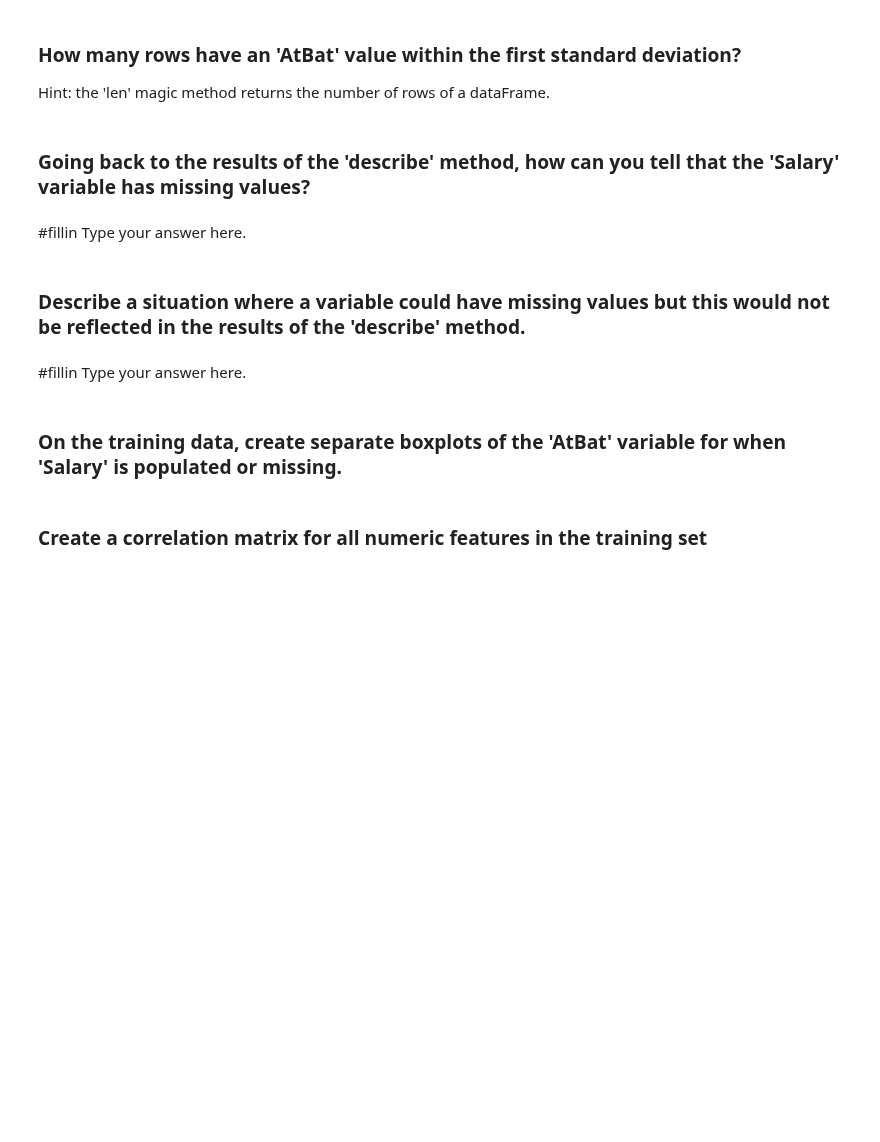
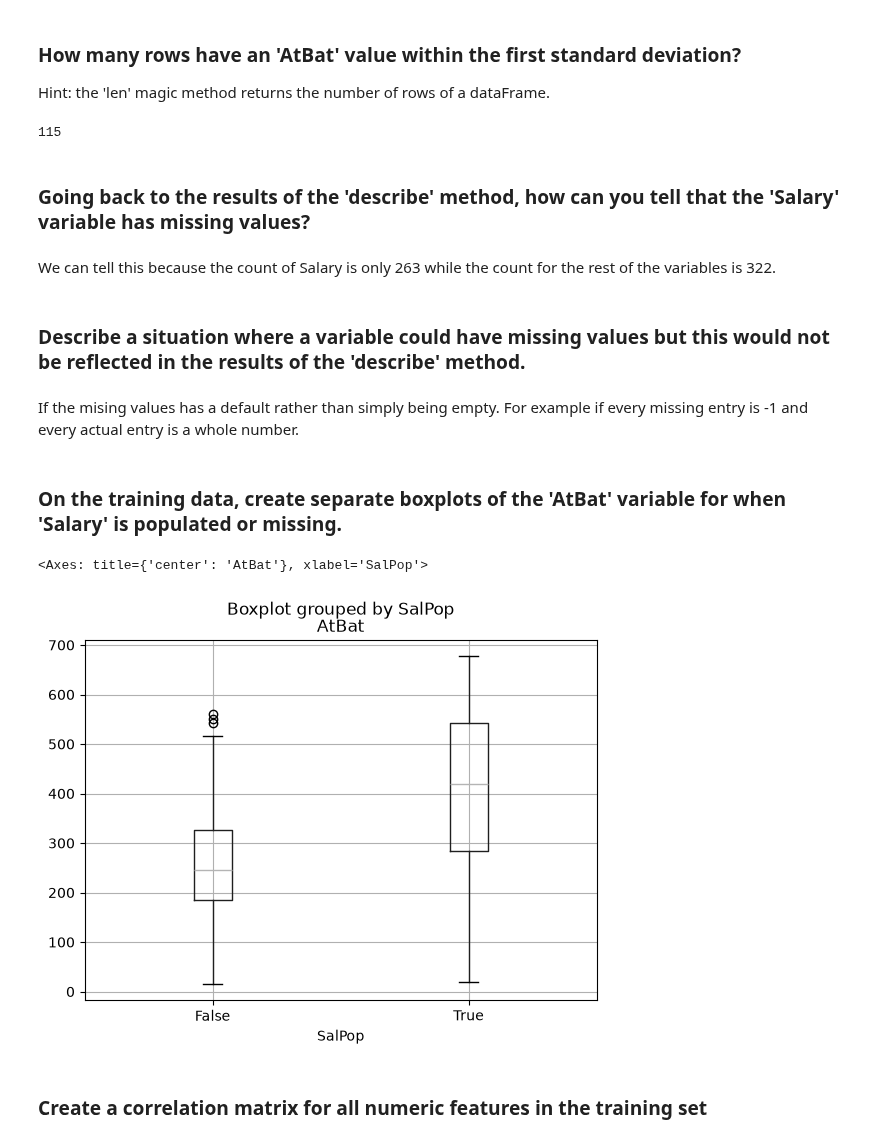
Before and after one commit to Zeke-Wess/CSE-2600-Code, a Jupyter notebook: mod03_eda.ipynb, the cells around one changed output. Saved outputs shown, nothing was run; the diff lists cells and outputs as text; code cells hidden in the pictures; blank space fills up the shorter version.

```diff
--- a/mod03_eda.ipynb
+++ b/mod03_eda.ipynb
@@ -85,18 +142,31 @@ for j in range(len(subset.columns)):
 Hint: the 'len' magic method returns the number of rows of a dataFrame.
 # %%
 #fillin
+total = 0
+for player in Train["AtBat_st"]:
+    total += player > -1 and player < 1
+total
+# %% [output]
+115
 # %% [markdown]
 ### Going back to the results of the 'describe' method, how can you tell that the 'Salary' variable has missing values?
 # %% [markdown]
-#fillin Type your answer here.
+We can tell this because the count of Salary is only 263 while the count for the rest of the variables is 322.
 # %% [markdown]
 ### Describe a situation where a variable could have missing values but this would not be reflected in the results of the 'describe' method.
 # %% [markdown]
-#fillin Type your answer here.
+If the mising values has a default rather than simply being empty. For example if every missing entry is -1 and every actual entry is a whole number.
 # %% [markdown]
 ### On the training data, create separate boxplots of the 'AtBat' variable for when 'Salary' is populated or missing.
 # %%
 #fillin
+SalSub = Test
+SalSub["SalPop"] = Test["Salary"].notna()
+# True means Salary is listed, False means salary is not listed
+SalSub.boxplot(column="AtBat", by="SalPop")
+# %% [output]
+<Axes: title={'center': 'AtBat'}, xlabel='SalPop'>
+[figure, added]
 # %% [markdown]
 ### Create a correlation matrix for all numeric features in the training set
 # %%
```
Also changed, not shown: parts of 14 cells of this notebook.
